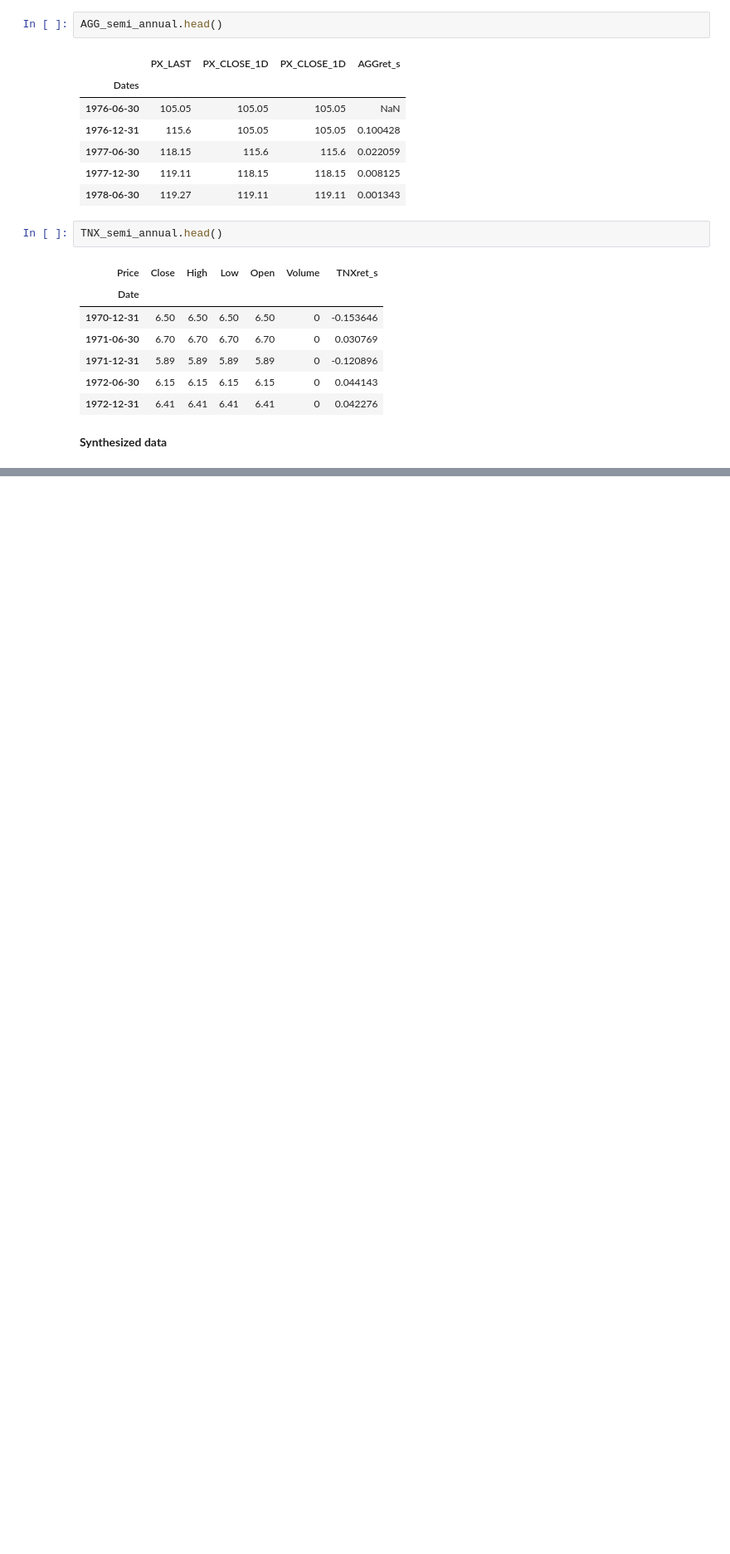
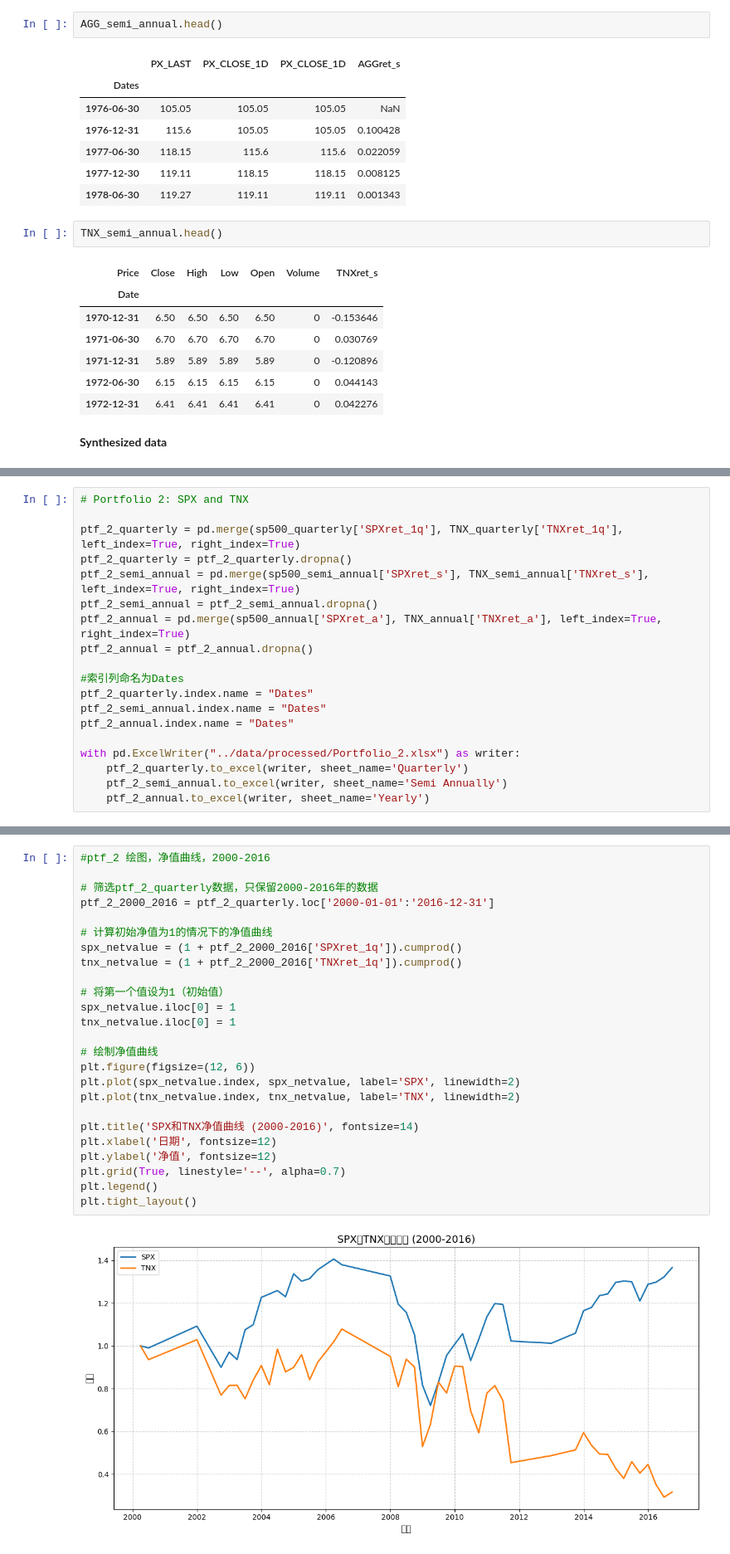
Before and after one commit to FlyingParachute/MathFin_RL, a Jupyter notebook: src/data_process.ipynb, the cells around one changed output, grey strips where cells are left out. Shown at 83% size. Cells and saved outputs as stored; diff of their text form; blank space fills up the shorter version.

```diff
--- a/src/data_process.ipynb
+++ b/src/data_process.ipynb
@@ -167,0 +154,19 @@ with pd.ExcelWriter("../data/processed/Portfolio_2.xlsx") as writer:
+# %%
+# Portfolio 2: SPX and TNX
+
+ptf_2_quarterly = pd.merge(sp500_quarterly['SPXret_1q'], TNX_quarterly['TNXret_1q'], left_index=True, right_index=True)
+ptf_2_quarterly = ptf_2_quarterly.dropna()
+ptf_2_semi_annual = pd.merge(sp500_semi_annual['SPXret_s'], TNX_semi_annual['TNXret_s'], left_index=True, right_index=True)
+ptf_2_semi_annual = ptf_2_semi_annual.dropna()
+ptf_2_annual = pd.merge(sp500_annual['SPXret_a'], TNX_annual['TNXret_a'], left_index=True, right_index=True)
+ptf_2_annual = ptf_2_annual.dropna()
+
+#索引列命名为Dates
+ptf_2_quarterly.index.name = "Dates"
+ptf_2_semi_annual.index.name = "Dates"
+ptf_2_annual.index.name = "Dates"
+
+with pd.ExcelWriter("../data/processed/Portfolio_2.xlsx") as writer:
+    ptf_2_quarterly.to_excel(writer, sheet_name='Quarterly')
+    ptf_2_semi_annual.to_excel(writer, sheet_name='Semi Annually')
+    ptf_2_annual.to_excel(writer, sheet_name='Yearly')
@@ -167,0 +200,27 @@ with pd.ExcelWriter("../data/processed/Portfolio_2.xlsx") as writer:
+# %%
+#ptf_2 绘图，净值曲线，2000-2016
+
+# 筛选ptf_2_quarterly数据，只保留2000-2016年的数据
+ptf_2_2000_2016 = ptf_2_quarterly.loc['2000-01-01':'2016-12-31']
+
+# 计算初始净值为1的情况下的净值曲线
+spx_netvalue = (1 + ptf_2_2000_2016['SPXret_1q']).cumprod()
+tnx_netvalue = (1 + ptf_2_2000_2016['TNXret_1q']).cumprod()
+
+# 将第一个值设为1（初始值）
+spx_netvalue.iloc[0] = 1
+tnx_netvalue.iloc[0] = 1
+
+# 绘制净值曲线
+plt.figure(figsize=(12, 6))
+plt.plot(spx_netvalue.index, spx_netvalue, label='SPX', linewidth=2)
+plt.plot(tnx_netvalue.index, tnx_netvalue, label='TNX', linewidth=2)
+
+plt.title('SPX和TNX净值曲线 (2000-2016)', fontsize=14)
+plt.xlabel('日期', fontsize=12)
+plt.ylabel('净值', fontsize=12)
+plt.grid(True, linestyle='--', alpha=0.7)
+plt.legend()
+plt.tight_layout()
+# %% [output]
+[figure, added]
```
Also changed, not shown: parts of 2 cells of this notebook, 10 other files.
